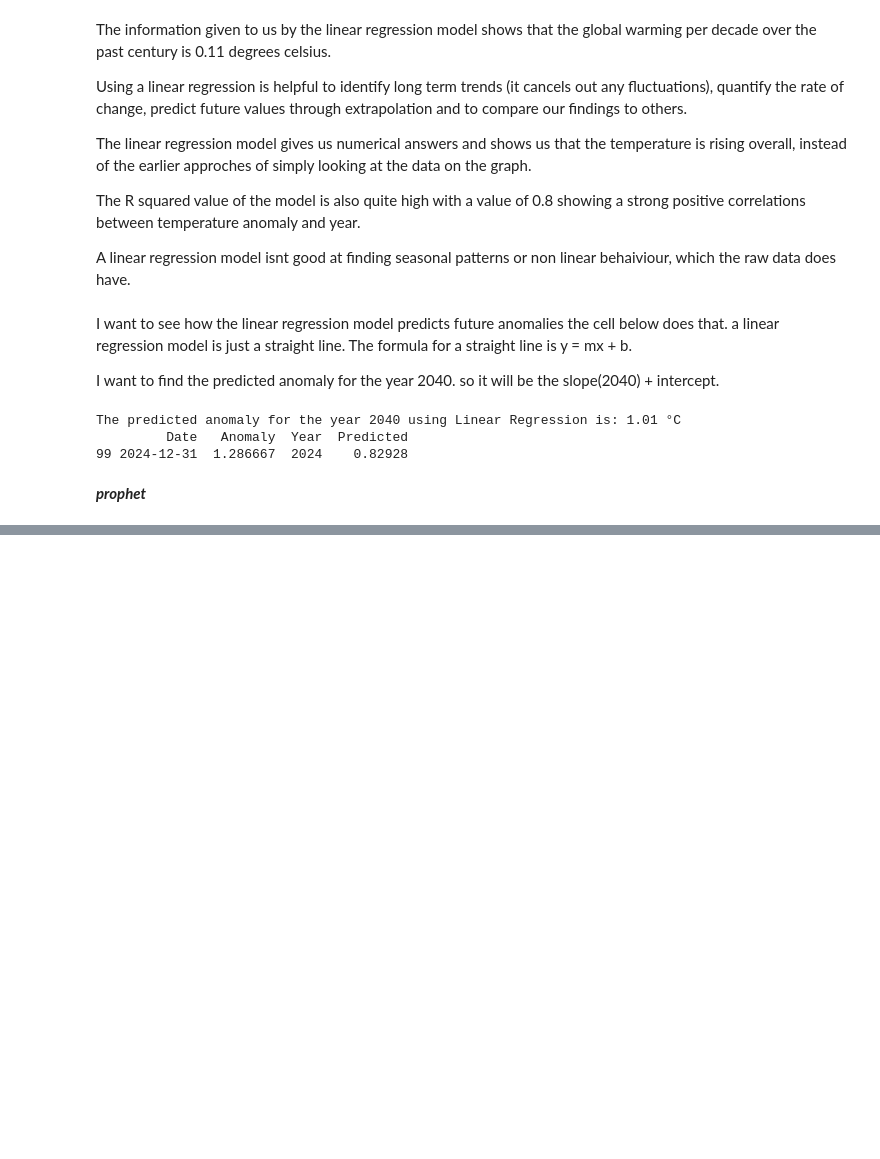
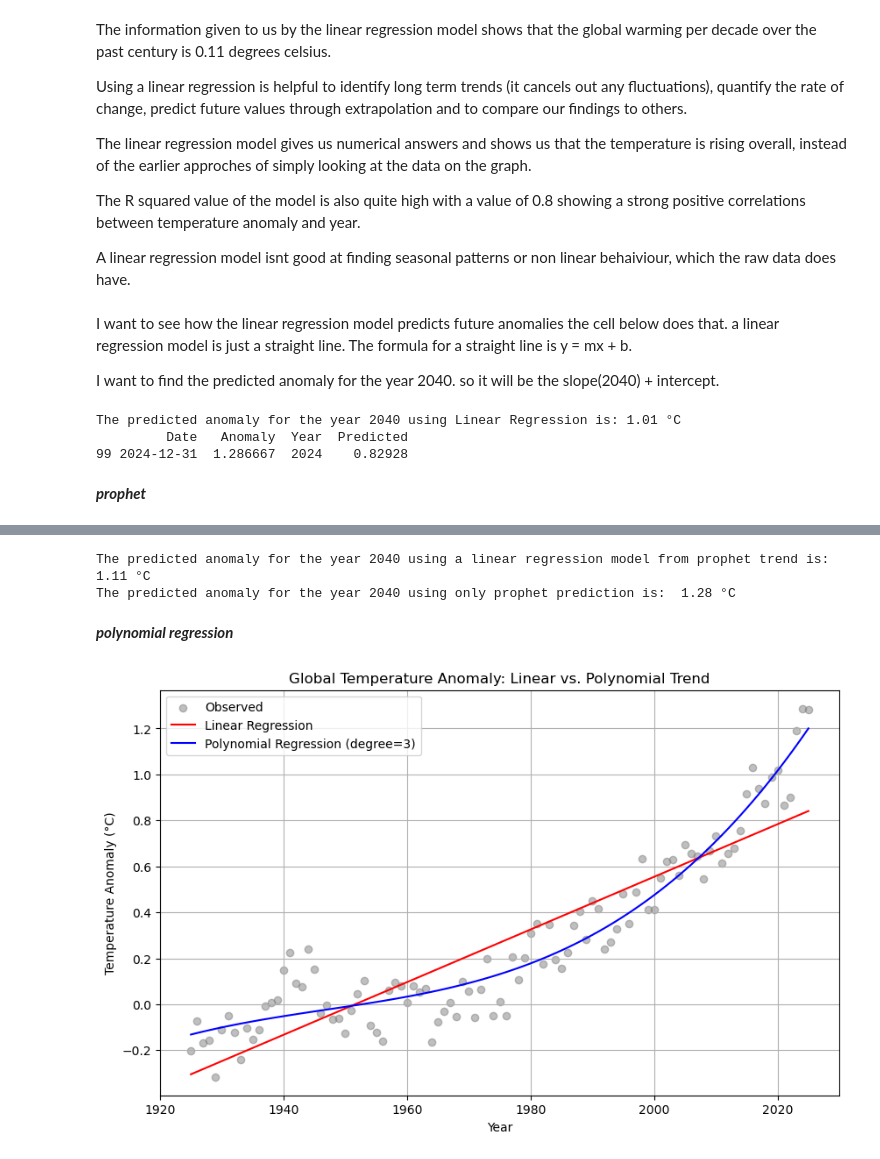
Before and after one commit to momopj/Temp-Anomaly-Analysis, a Jupyter notebook: Analysis.ipynb, the cells around one changed output, grey strips where cells are left out. Cells and saved outputs as stored; diff of their text form; code cells hidden in the pictures; blank space fills up the shorter version.

```diff
--- a/Analysis.ipynb
+++ b/Analysis.ipynb
@@ -193,0 +238,36 @@ ModuleNotFoundError: No module named 'prophet'
+# %%
+print("The predicted anomaly for the year 2040 using a linear regression model from prophet trend is: ",
+      round((trend_slope * 2040) + trend_intercept, 2), "°C")
+
+print("The predicted anomaly for the year 2040 using only prophet prediction is: ", round(trend_df.iat[115,1], 2), "°C")
+# %% [output]
+The predicted anomaly for the year 2040 using a linear regression model from prophet trend is:  1.11 °C
+The predicted anomaly for the year 2040 using only prophet prediction is:  1.28 °C
+# %% [markdown]
+***polynomial regression***
+# %%
+from sklearn import linear_model
+from sklearn.preprocessing import PolynomialFeatures
+
+X = yearly_df['Year'].to_numpy().reshape(-1, 1)
+y = yearly_df['Anomaly'].to_numpy()
+
+linear_model = LinearRegression().fit(X, y)
+y_linear_pred = linear_model.predict(X)
+poly = PolynomialFeatures(degree=3)
+poly_X = poly.fit_transform(X)
+poly_model = LinearRegression().fit(poly_X, y)
+y_poly_pred = poly_model.predict(poly_X)
+
+plt.figure(figsize=(10, 6))
+plt.scatter(X, y, color='gray', label='Observed', alpha=0.5)
+plt.plot(X, y_linear_pred, label='Linear Regression', color='red')
+plt.plot(X, y_poly_pred, label='Polynomial Regression (degree=3)', color='blue')
+plt.xlabel("Year")
+plt.ylabel("Temperature Anomaly (°C)")
+plt.title("Global Temperature Anomaly: Linear vs. Polynomial Trend")
+plt.legend()
+plt.grid(True)
+plt.show()
+# %% [output]
+[figure, added]
```
Also changed, not shown: parts of 4 cells of this notebook.
